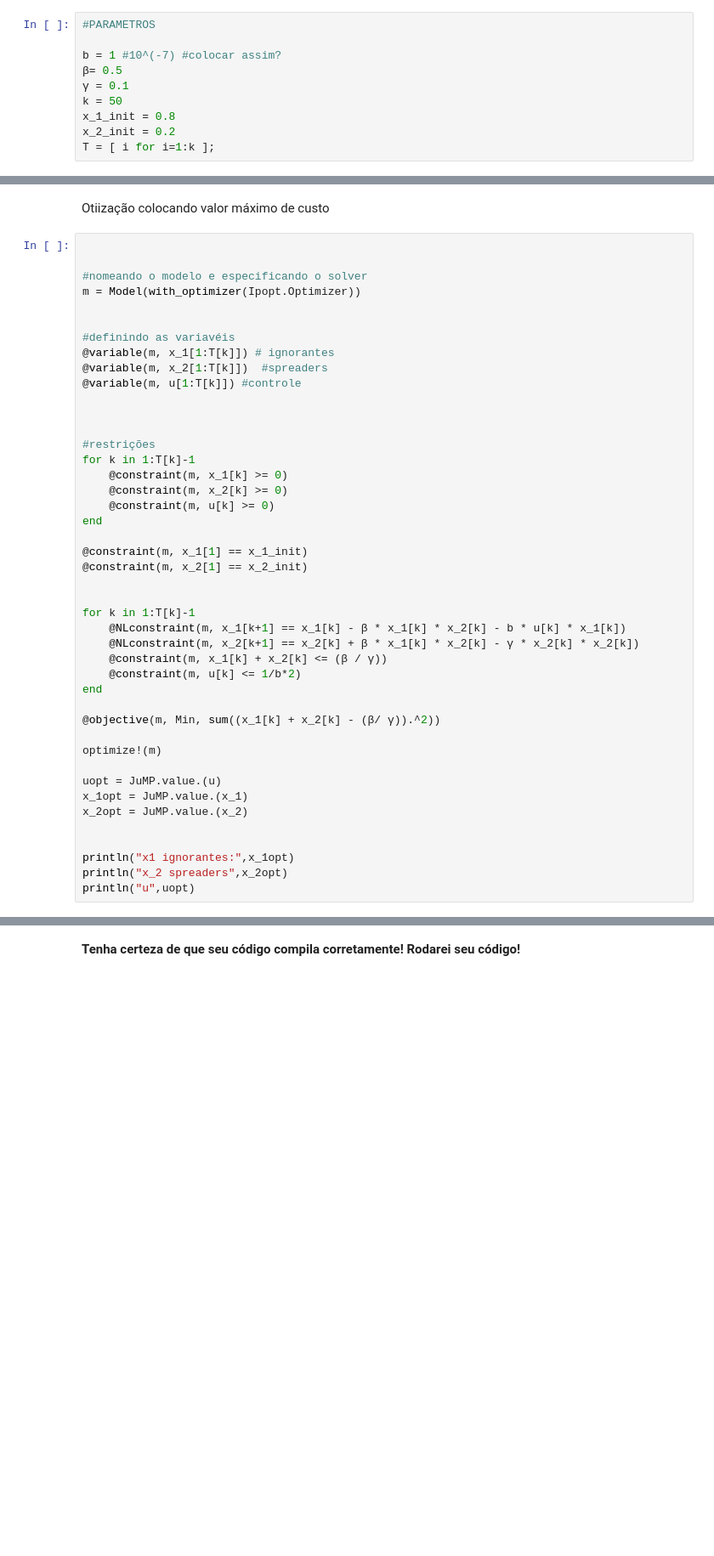
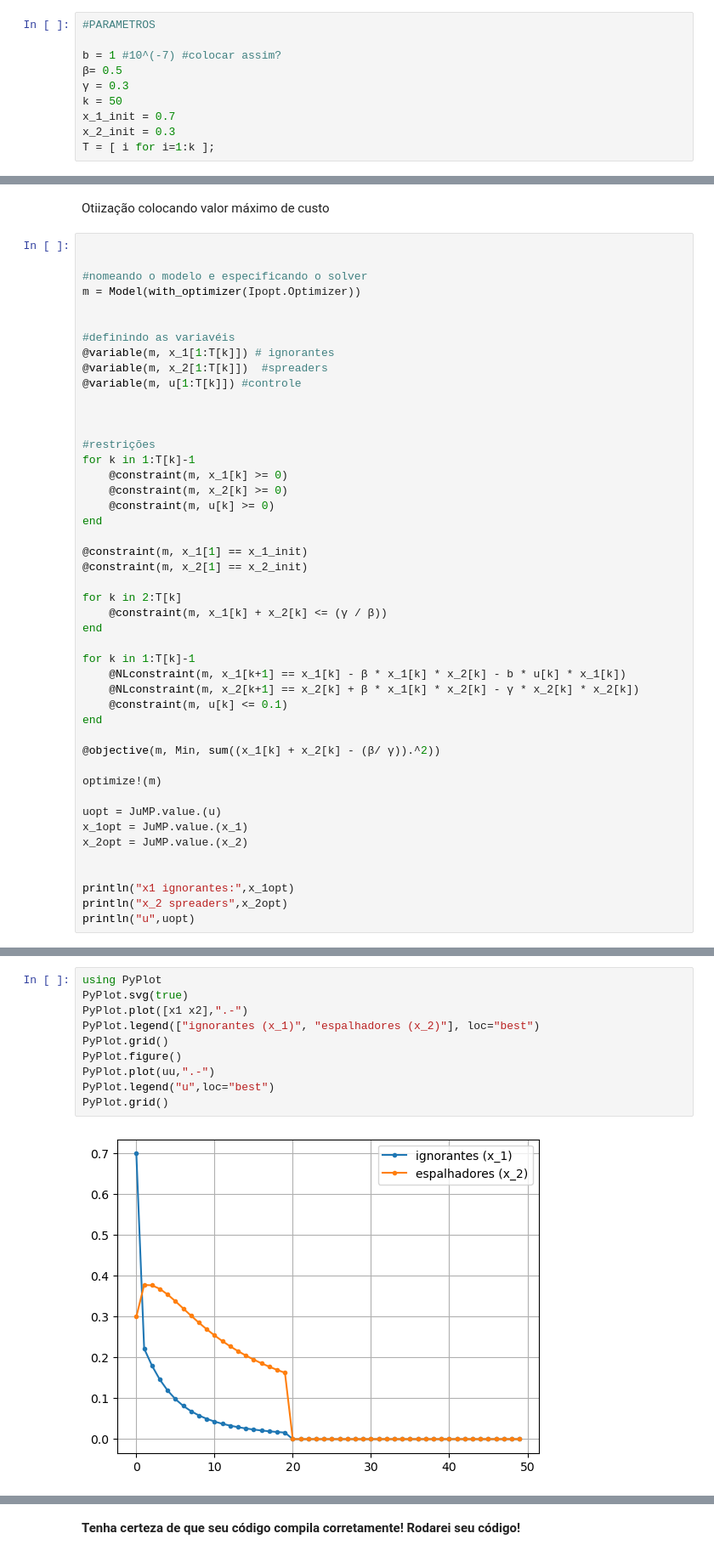
Before and after one commit to Neyrgsb/Otimizacao, a Jupyter notebook: modelo_relatorio_projeto_2022.ipynb, the cells around one changed output, grey strips where cells are left out. Shown: that part at 85% size. Cells and saved outputs as stored; diff of their text form; blank space fills up the shorter version.

```diff
--- a/modelo_relatorio_projeto_2022.ipynb
+++ b/modelo_relatorio_projeto_2022.ipynb
@@ -90,10 +90,10 @@ Nesta seção, coloque seu código em Julia + JuMP e resolva o problema proposto
 
 b = 1 #10^(-7) #colocar assim?
 β= 0.5
-γ = 0.1
+γ = 0.3
 k = 50
-x_1_init = 0.8
-x_2_init = 0.2
+x_1_init = 0.7
+x_2_init = 0.3
 T = [ i for i=1:k ];
 # %% [markdown]
 Cálculo do controle ótimo no Horizonte [$1,k$]
@@ -201,12 +203,14 @@ end
 @constraint(m, x_1[1] == x_1_init)
 @constraint(m, x_2[1] == x_2_init)
 
+for k in 2:T[k]
+    @constraint(m, x_1[k] + x_2[k] <= (γ / β))
+end
 
 for k in 1:T[k]-1
     @NLconstraint(m, x_1[k+1] == x_1[k] - β * x_1[k] * x_2[k] - b * u[k] * x_1[k])
     @NLconstraint(m, x_2[k+1] == x_2[k] + β * x_1[k] * x_2[k] - γ * x_2[k] * x_2[k])
-    @constraint(m, x_1[k] + x_2[k] <= (β / γ))
-    @constraint(m, u[k] <= 1/b*2)
+    @constraint(m, u[k] <= 0.1)
 end
 
 @objective(m, Min, sum((x_1[k] + x_2[k] - (β/ γ)).^2))
@@ -254,0 +317,12 @@ PyPlot.grid()
+# %%
+using PyPlot
+PyPlot.svg(true)
+PyPlot.plot([x1 x2],".-")
+PyPlot.legend(["ignorantes (x_1)", "espalhadores (x_2)"], loc="best")
+PyPlot.grid()
+PyPlot.figure()
+PyPlot.plot(uu,".-")
+PyPlot.legend("u",loc="best")
+PyPlot.grid()
+# %% [output]
+[figure, added]
```
Also changed, not shown: parts of 10 cells of this notebook.
